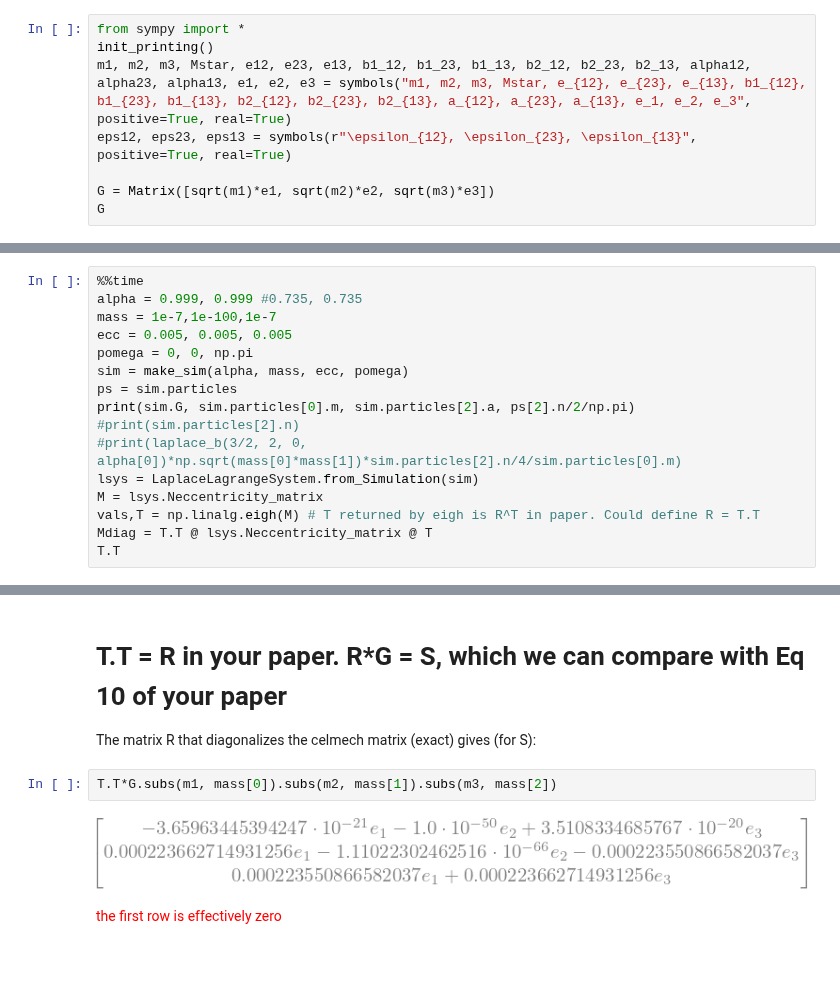
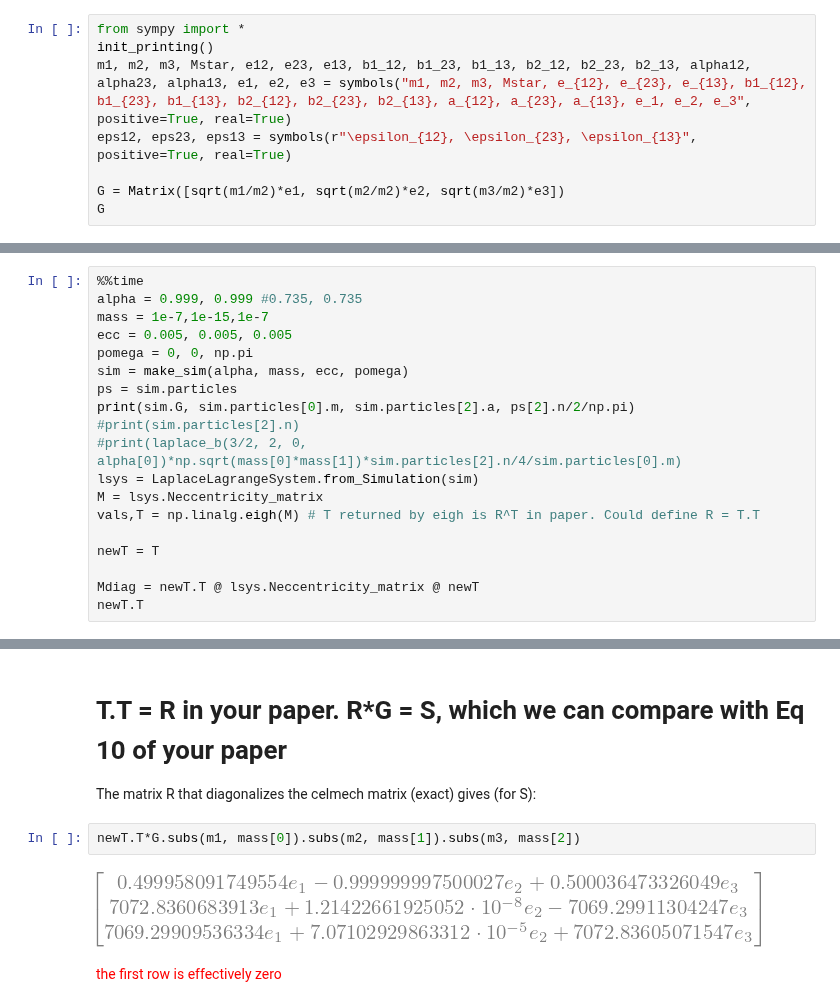
Before and after one commit to EritasY/Chaos, a Jupyter notebook: ModeApproximationComparisonDan.ipynb, the cells around one changed output, grey strips where cells are left out. Cells and saved outputs as stored; diff of their text form; blank space fills up the shorter version.

```diff
--- a/ModeApproximationComparisonDan.ipynb
+++ b/ModeApproximationComparisonDan.ipynb
@@ -43,6 +43,6 @@ init_printing()
 m1, m2, m3, Mstar, e12, e23, e13, b1_12, b1_23, b1_13, b2_12, b2_23, b2_13, alpha12, alpha23, alpha13, e1, e2, e3 = symbols("m1, m2, m3, Mstar, e_{12}, e_{23}, e_{13}, b1_{12}, b1_{23}, b1_{13}, b2_{12}, b2_{23}, b2_{13}, a_{12}, a_{23}, a_{13}, e_1, e_2, e_3", positive=True, real=True)
 eps12, eps23, eps13 = symbols(r"\epsilon_{12}, \epsilon_{23}, \epsilon_{13}", positive=True, real=True)
 
-G = Matrix([sqrt(m1)*e1, sqrt(m2)*e2, sqrt(m3)*e3])
+G = Matrix([sqrt(m1/m2)*e1, sqrt(m2/m2)*e2, sqrt(m3/m2)*e3])
 G
 # %% [output]
@@ -53,7 +53,7 @@ G
 # %%
 %%time
 alpha = 0.999, 0.999 #0.735, 0.735
-mass = 1e-7,1e-100,1e-7
+mass = 1e-7,1e-15,1e-7
 ecc = 0.005, 0.005, 0.005
 pomega = 0, 0, np.pi
 sim = make_sim(alpha, mass, ecc, pomega)
@@ -64,6 +64,9 @@ print(sim.G, sim.particles[0].m, sim.particles[2].a, ps[2].n/2/np.pi)
 lsys = LaplaceLagrangeSystem.from_Simulation(sim)
 M = lsys.Neccentricity_matrix
 vals,T = np.linalg.eigh(M) # T returned by eigh is R^T in paper. Could define R = T.T
-Mdiag = T.T @ lsys.Neccentricity_matrix @ T
-T.T
+
+newT = T
+
+Mdiag = newT.T @ lsys.Neccentricity_matrix @ newT
+newT.T
 # %% [output]
@@ -78,9 +81,9 @@ array([[-1.15727803e-17, -1.00000000e+00,  1.11022302e-16],
 
 The matrix R that diagonalizes the celmech matrix (exact) gives (for S):
 # %%
-T.T*G.subs(m1, mass[0]).subs(m2, mass[1]).subs(m3, mass[2])
+newT.T*G.subs(m1, mass[0]).subs(m2, mass[1]).subs(m3, mass[2])
 # %% [output]
-[figure, old version]
+[figure, new version]
 # %% [markdown]
 <font color='red'>the first row is effectively zero</font>
 # %% [markdown]
```
Also changed, not shown: parts of 5 cells of this notebook, 1 other file.
